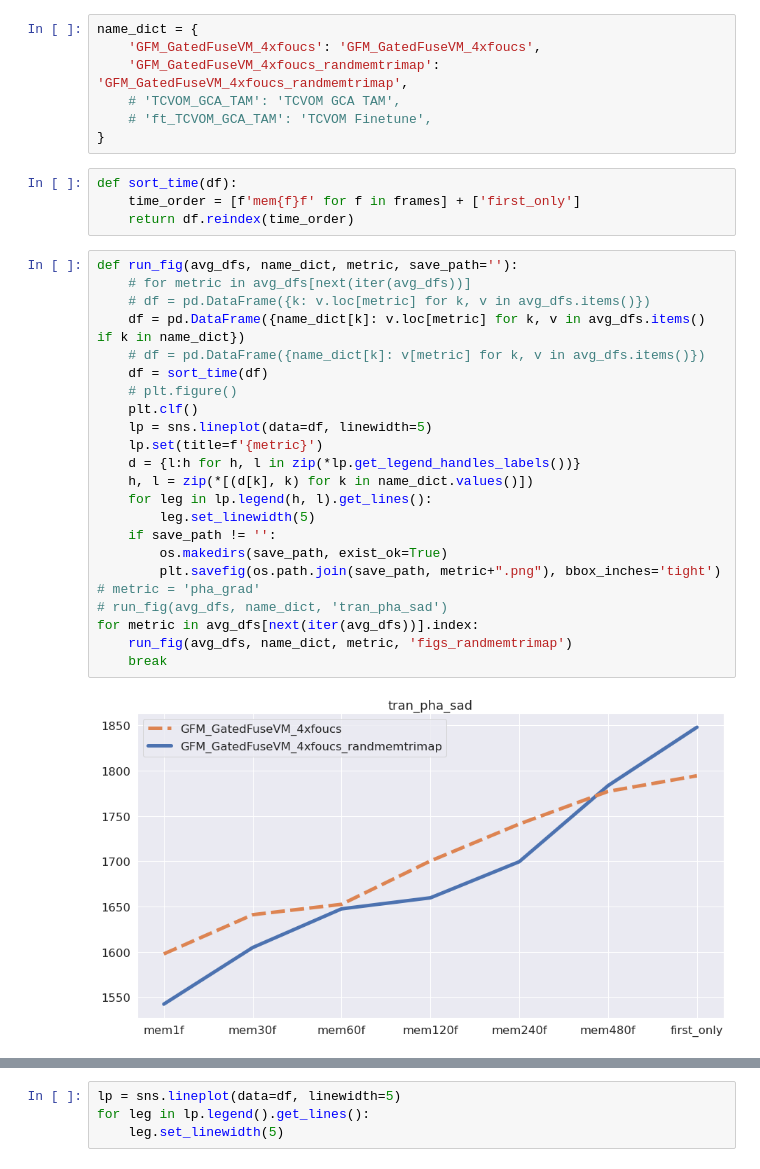
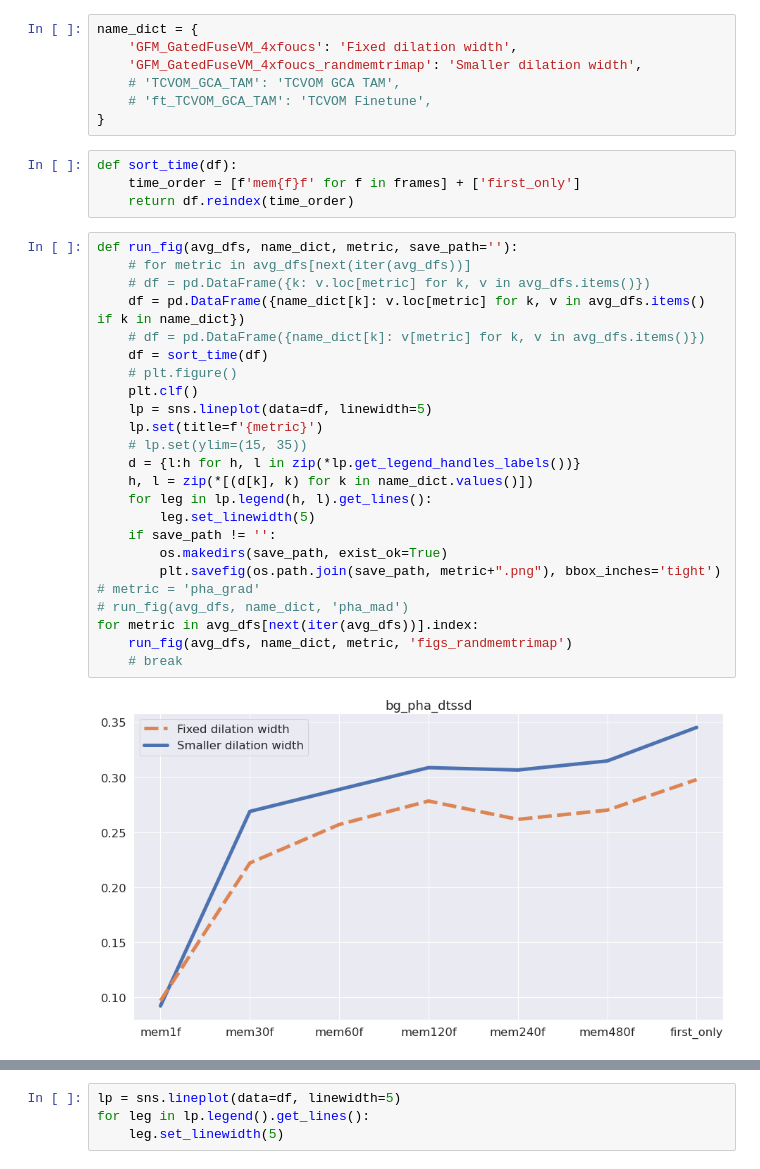
Before and after one commit to csvt32745/FTP-VM, a Jupyter notebook: analysis_mem.ipynb, the cells around one changed output, grey strips where cells are left out. Cells and saved outputs as stored; diff of their text form.

```diff
--- a/analysis_mem.ipynb
+++ b/analysis_mem.ipynb
@@ -69,7 +70,7 @@ avg_dfs[next(iter(avg_dfs))]
 # %%
 name_dict = {
-    'GFM_GatedFuseVM_4xfoucs': 'GFM_GatedFuseVM_4xfoucs',
-    'GFM_GatedFuseVM_4xfoucs_randmemtrimap': 'GFM_GatedFuseVM_4xfoucs_randmemtrimap',
+    'GFM_GatedFuseVM_4xfoucs': 'Fixed dilation width',
+    'GFM_GatedFuseVM_4xfoucs_randmemtrimap': 'Smaller dilation width',
     # 'TCVOM_GCA_TAM': 'TCVOM GCA TAM',
     # 'ft_TCVOM_GCA_TAM': 'TCVOM Finetune',
 }
@@ -80,28 +81,29 @@ def sort_time(df):
 # %%
 def run_fig(avg_dfs, name_dict, metric, save_path=''):
     # for metric in avg_dfs[next(iter(avg_dfs))]
     # df = pd.DataFrame({k: v.loc[metric] for k, v in avg_dfs.items()})
     df = pd.DataFrame({name_dict[k]: v.loc[metric] for k, v in avg_dfs.items() if k in name_dict})
     # df = pd.DataFrame({name_dict[k]: v[metric] for k, v in avg_dfs.items()})
     df = sort_time(df)
     # plt.figure()
     plt.clf()
     lp = sns.lineplot(data=df, linewidth=5)
     lp.set(title=f'{metric}')
+    # lp.set(ylim=(15, 35))
     d = {l:h for h, l in zip(*lp.get_legend_handles_labels())}
     h, l = zip(*[(d[k], k) for k in name_dict.values()])
     for leg in lp.legend(h, l).get_lines():
         leg.set_linewidth(5)
     if save_path != '':
         os.makedirs(save_path, exist_ok=True)
         plt.savefig(os.path.join(save_path, metric+".png"), bbox_inches='tight')
 # metric = 'pha_grad'
-# run_fig(avg_dfs, name_dict, 'tran_pha_sad')
+# run_fig(avg_dfs, name_dict, 'pha_mad')
 for metric in avg_dfs[next(iter(avg_dfs))].index:
     run_fig(avg_dfs, name_dict, metric, 'figs_randmemtrimap')
-    break
+    # break
 # %% [output]
-[figure, old version]
+[figure, new version]
 # %%
 def plot_hist(score):
     df = score.melt(value_vars=score.columns).dropna()
```
Also changed, not shown: parts of 5 cells of this notebook, 21 other files.
